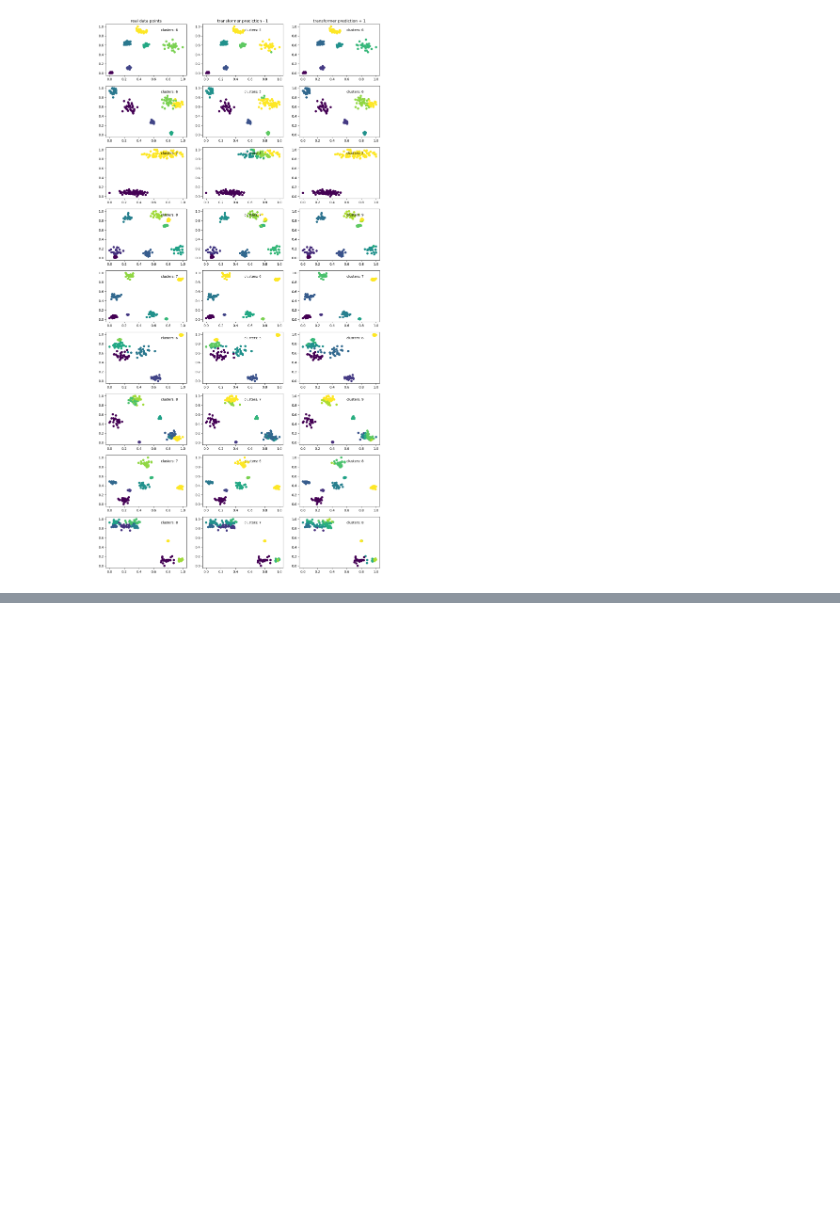
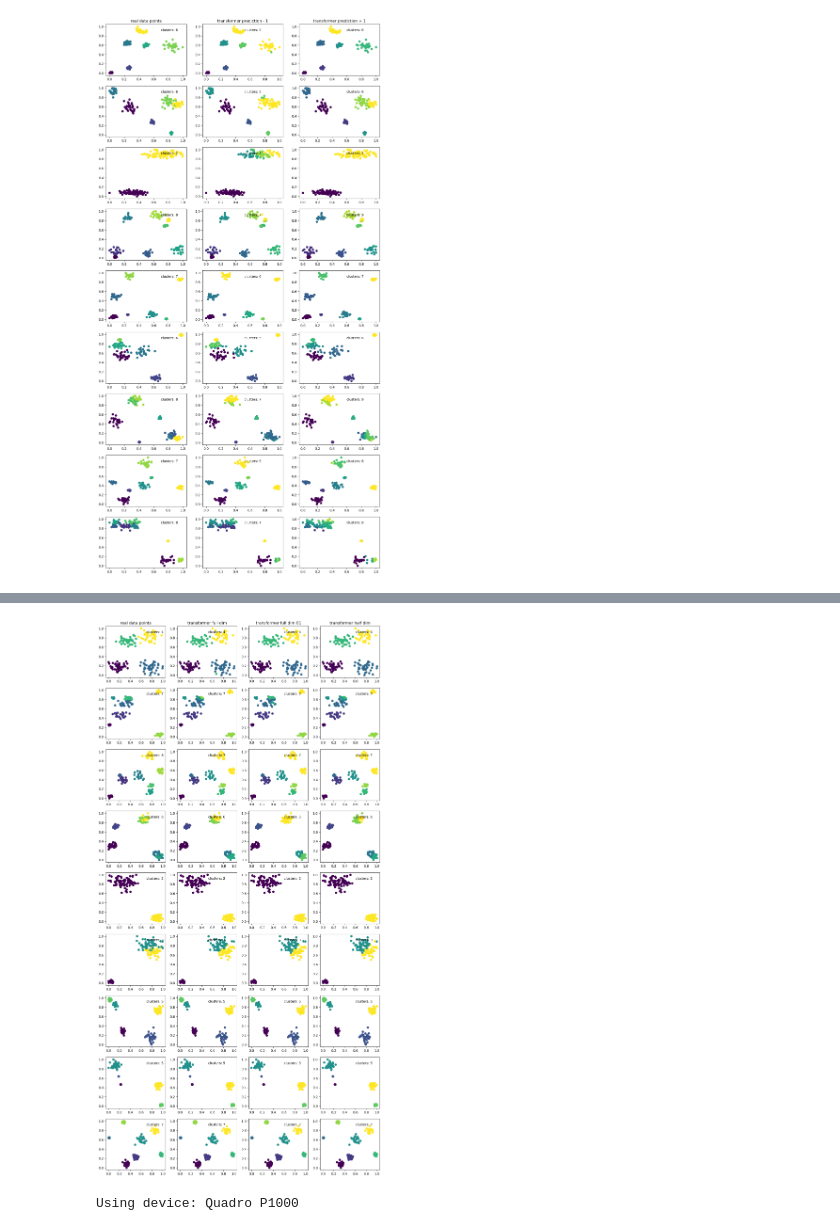
Before and after one commit to pbhaskaran/PFN_clustering, a Jupyter notebook: clustering conditional.ipynb, the cells around one changed output, grey strips where cells are left out. Cells and saved outputs as stored; diff of their text form; code cells hidden in the pictures; blank space fills up the shorter version.

```diff
--- a/clustering conditional.ipynb
+++ b/clustering conditional.ipynb
@@ -103,0 +134,79 @@ plt.show()
+# %%
+%matplotlib inline
+temp_batch_size = 9
+train_X, train_Y, true_X,true_Y, batch_classes = prior.sample_clusters(batch_size=temp_batch_size,seq_len=seq_len, num_features=2, num_classes=8, random_seed=202020220)
+batch_classes = batch_classes.permute(1,0)
+print("")
+# %%
+# # Set up grid for subplots
+fig, axes = plt.subplots(temp_batch_size, 4, figsize=(15, 30))
+axes = axes.flatten()
+for batch_index in range(temp_batch_size):
+    train_x = train_X[:, batch_index].unsqueeze(1)
+    train_y = train_Y[:, batch_index]
+    axes[4 * batch_index].scatter(train_x[:, 0, 0].cpu().numpy() , train_x[:,0, 1].cpu().numpy() , c=train_y.cpu().numpy())
+    axes[4 * batch_index].text(0.7, 0.9, f"clusters: {torch.unique(train_y).numel()}")
+    batch = batch_classes[batch_index].unsqueeze(-1)
+    #logits,cluster_output = model(train_x, batch)
+    num =  torch.full(batch.shape, 7, dtype=torch.long, device=device)
+    num1= torch.full(batch.shape, 0, dtype=torch.long, device=device)
+    logits, cluster_output= model_full_dim_blob(train_x,num)
+    logits = logits.squeeze(1)
+    cluster_output = cluster_output.squeeze(1)
+    predictions = torch.argmax(logits, dim=1)
+    predictions_cluster_count = torch.argmax(cluster_output, dim=1)
+    axes[4 * batch_index +1].scatter(train_x[:,0, 0].cpu().numpy() , train_x[:,0, 1].cpu().numpy() , c=predictions.cpu().numpy())
+    #axes[3 * batch_index + 1].text(0.6, 0.9, f"clusters:{predictions_cluster_count.cpu().item() + 1}")
+    axes[4 * batch_index + 2].text(-0.8, 0.9, f"clusters: {torch.unique(predictions).numel()}")
+
+    num2= torch.full(batch.shape, 0, dtype=torch.long, device=device)
+    logits, cluster_output= model_full_dim_blob_01(train_x,num)
+    logits = logits.squeeze(1)
+    cluster_output = cluster_output.squeeze(1)
+    predictions = torch.argmax(logits, dim=1)
+    predictions_cluster_count = torch.argmax(cluster_output, dim=1)
+    axes[4 * batch_index +2].scatter(train_x[:,0, 0].cpu().numpy() , train_x[:,0, 1].cpu().numpy() , c=predictions.cpu().numpy())
+    #axes[3 * batch_index + 2].text(0.6, 0.9, f"clusters:{predictions_cluster_count.cpu().item() + 1}")
+    axes[4 * batch_index + 2].text(0.6, 0.9, f"clusters: { torch.unique(predictions).numel() }")
+
+    num3 = torch.full(batch.shape, 0, dtype=torch.long, device=device)
+    logits, cluster_output= model_half_dim_blob(train_x,num)
+    logits = logits.squeeze(1)
+    cluster_output = cluster_output.squeeze(1)
+    predictions = torch.argmax(logits, dim=1)
+    predictions_cluster_count = torch.argmax(cluster_output, dim=1)
+    axes[4 * batch_index +3].scatter(train_x[:,0, 0].cpu().numpy() , train_x[:,0, 1].cpu().numpy() , c=predictions.cpu().numpy())
+    #axes[3 * batch_index + 2].text(0.6, 0.9, f"clusters:{predictions_cluster_count.cpu().item() + 1}")
+    axes[4 * batch_index + 3].text(0.6, 0.9, f"clusters: { torch.unique(predictions).numel() }")
+
+axes[1].set_title(f"transformer full dim")
+axes[2].set_title(f"transformer full dim 01")
+axes[3].set_title(f"transformer half dim")
+axes[0].set_title(f"real data points")
+plt.show()
+# %% [output]
+[figure, added]
+# %%
+print(f"Using device: {torch.cuda.get_device_name(torch.cuda.current_device())}")
+device = torch.device("cuda")
+d_model, nhead, nhid, nlayers = 256, 4, 512, 4
+num_epochs = 300
+lr = 0.001
+num_outputs = 10
+seq_len = 200
+batch_size = 200
+in_features = 2
+noise = False
+warm_up_epochs = 5
+std_variation=True
+model_full_dim_dirichlet = transformer2.Transformer(d_model, nhead, nhid, nlayers,in_features=in_features, buckets_size=num_outputs).to(device)
+model_half_dim_dirichlet_01 = transformer.Transformer(d_model, nhead, nhid, nlayers,in_features=in_features, buckets_size=num_outputs).to(device)
+
+model_full_dim_dirichlet.load_state_dict(torch.load("C:\\Users\\prajb\\OneDrive\\Documents\\TU Delft CSE Masters Y2\\Thesis Projects\\PFN clustering\\models\\check_point_full_dim_dirichlet.pt", weights_only=True))
+model_half_dim_dirichlet_01.load_state_dict(torch.load("C:\\Users\\prajb\\OneDrive\\Documents\\TU Delft CSE Masters Y2\\Thesis Projects\\PFN clustering\\models\\check_point_half_dim_dirichlet_01.pt", weights_only=True))
+
+model_full_dim_dirichlet.eval()
+model_half_dim_dirichlet_01.eval()
+print("")
+# %% [output]
+Using device: Quadro P1000
```
Also changed, not shown: parts of 6 cells of this notebook, 13 other files.
